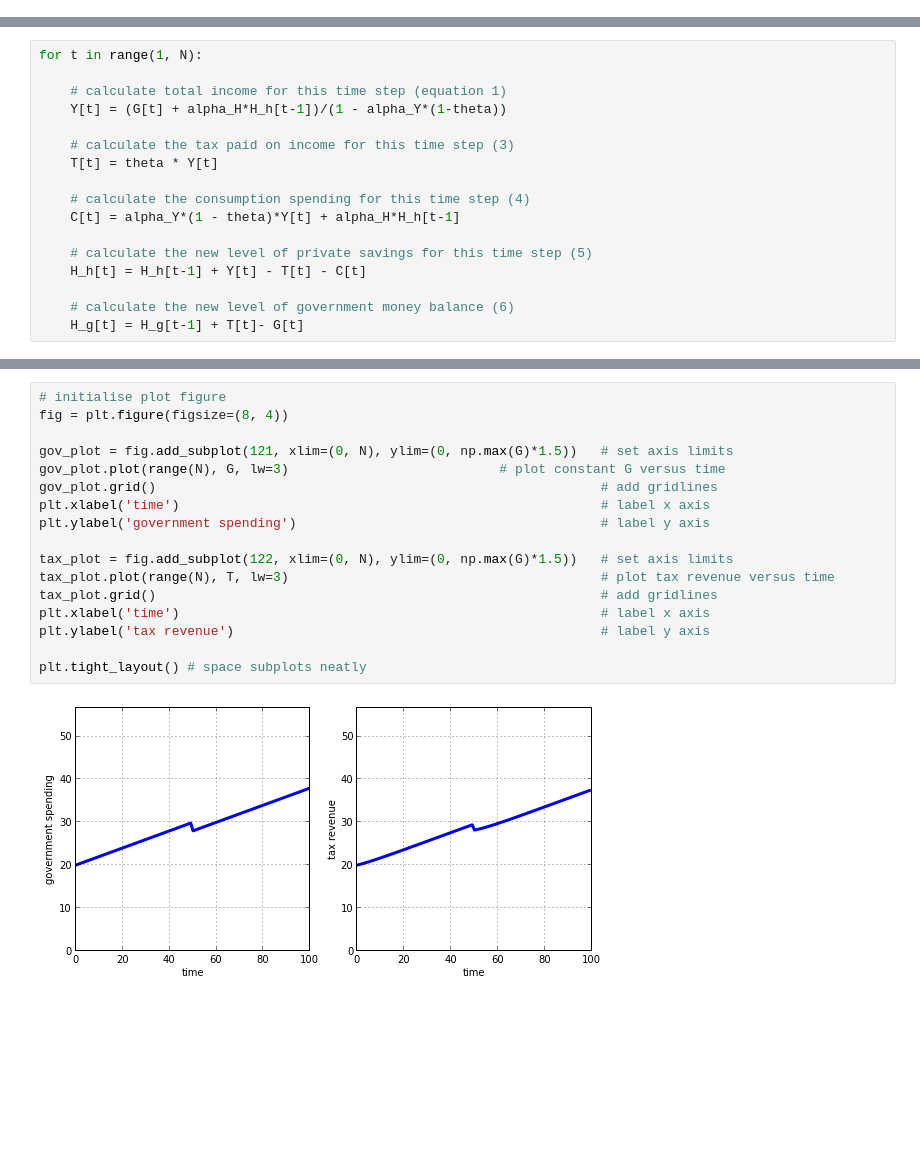
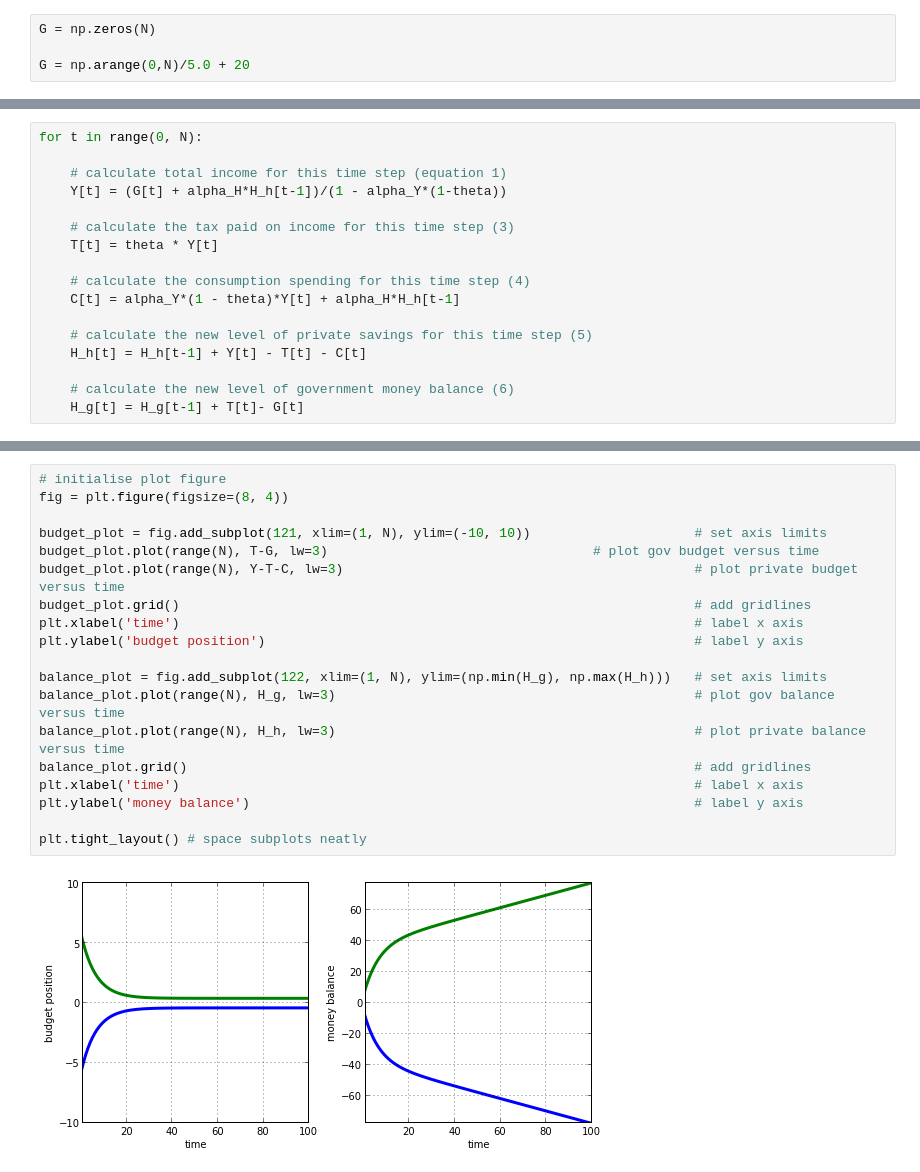
Before and after one commit to spatchcock/monetary_economics_python, a Jupyter notebook: notebooks/wip/growth.ipynb, the cells around one changed output, grey strips where cells are left out. Cells and saved outputs as stored; diff of their text form; blank space fills up the shorter version.

```diff
--- a/notebooks/wip/growth.ipynb
+++ b/notebooks/wip/growth.ipynb
@@ -28,0 +41,4 @@ H_g[0] = -100*0.4
+# %%
+G = np.zeros(N)
+
+G = np.arange(0,N)/5.0 + 20
@@ -29,5 +49,5 @@ H_g[0] = -100*0.4
 # %%
-for t in range(1, N):
+for t in range(0, N):
 
     # calculate total income for this time step (equation 1)
     Y[t] = (G[t] + alpha_H*H_h[t-1])/(1 - alpha_Y*(1-theta))
@@ -74,19 +102,21 @@ plt.tight_layout() # space subplots neatly
 # %%
 # initialise plot figure
 fig = plt.figure(figsize=(8, 4))
 
-gov_plot = fig.add_subplot(121, xlim=(0, N), ylim=(0, np.max(G)*1.5))   # set axis limits
-gov_plot.plot(range(N), G, lw=3)                           # plot constant G versus time
-gov_plot.grid()                                                         # add gridlines
-plt.xlabel('time')                                                      # label x axis
-plt.ylabel('government spending')                                       # label y axis
+budget_plot = fig.add_subplot(121, xlim=(1, N), ylim=(-10, 10))                     # set axis limits
+budget_plot.plot(range(N), T-G, lw=3)                                  # plot gov budget versus time
+budget_plot.plot(range(N), Y-T-C, lw=3)                                             # plot private budget versus time
+budget_plot.grid()                                                                  # add gridlines
+plt.xlabel('time')                                                                  # label x axis
+plt.ylabel('budget position')                                                       # label y axis
 
-tax_plot = fig.add_subplot(122, xlim=(0, N), ylim=(0, np.max(G)*1.5))   # set axis limits
-tax_plot.plot(range(N), T, lw=3)                                        # plot tax revenue versus time
-tax_plot.grid()                                                         # add gridlines
-plt.xlabel('time')                                                      # label x axis
-plt.ylabel('tax revenue')                                               # label y axis
+balance_plot = fig.add_subplot(122, xlim=(1, N), ylim=(np.min(H_g), np.max(H_h)))   # set axis limits
+balance_plot.plot(range(N), H_g, lw=3)                                              # plot gov balance versus time
+balance_plot.plot(range(N), H_h, lw=3)                                              # plot private balance versus time
+balance_plot.grid()                                                                 # add gridlines
+plt.xlabel('time')                                                                  # label x axis
+plt.ylabel('money balance')                                                         # label y axis
 
 plt.tight_layout() # space subplots neatly
 # %% [output]
-[figure, old version]
+[figure, new version]
```
Also changed, not shown: parts of 12 cells of this notebook, 11 other files.
